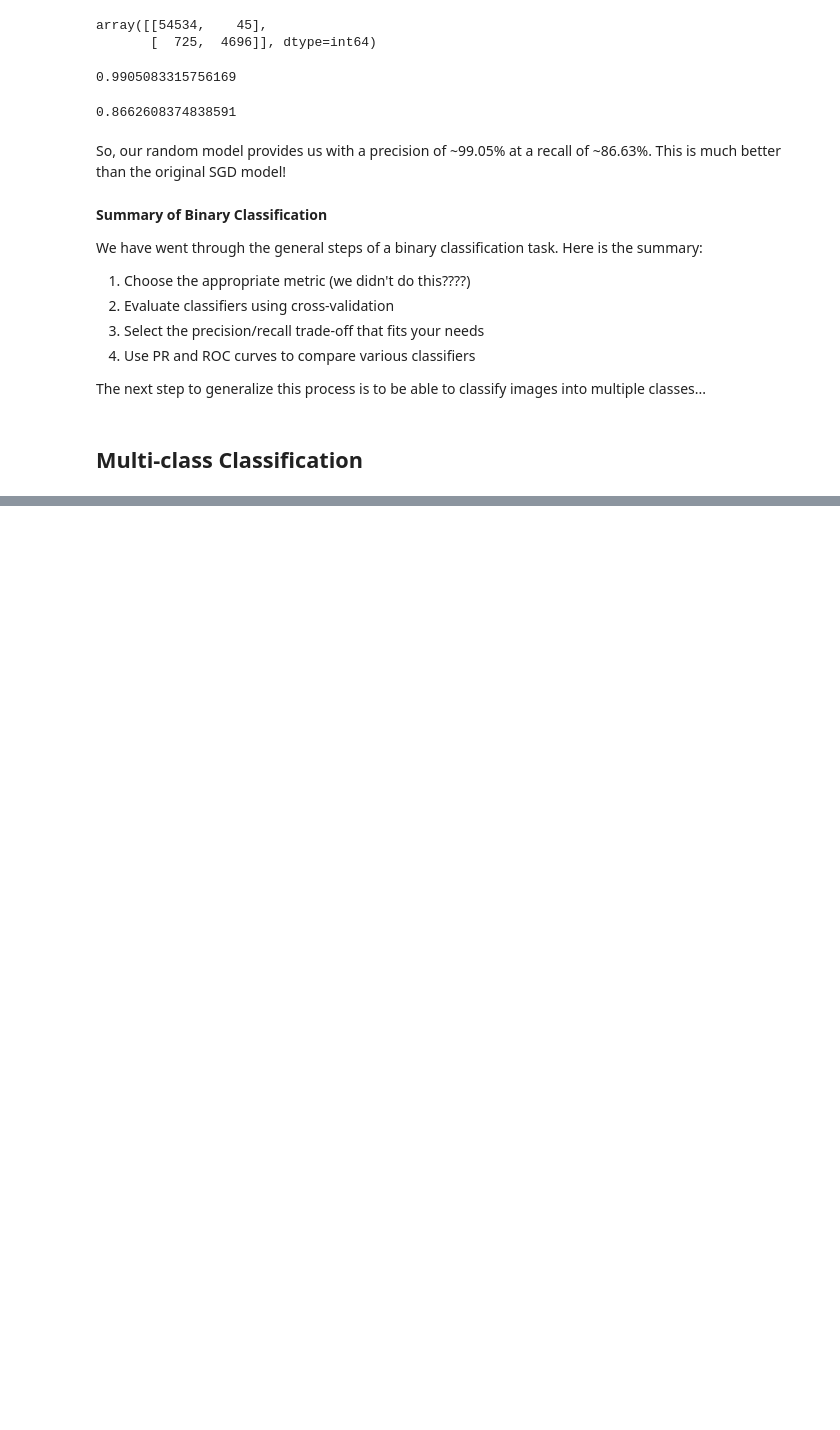
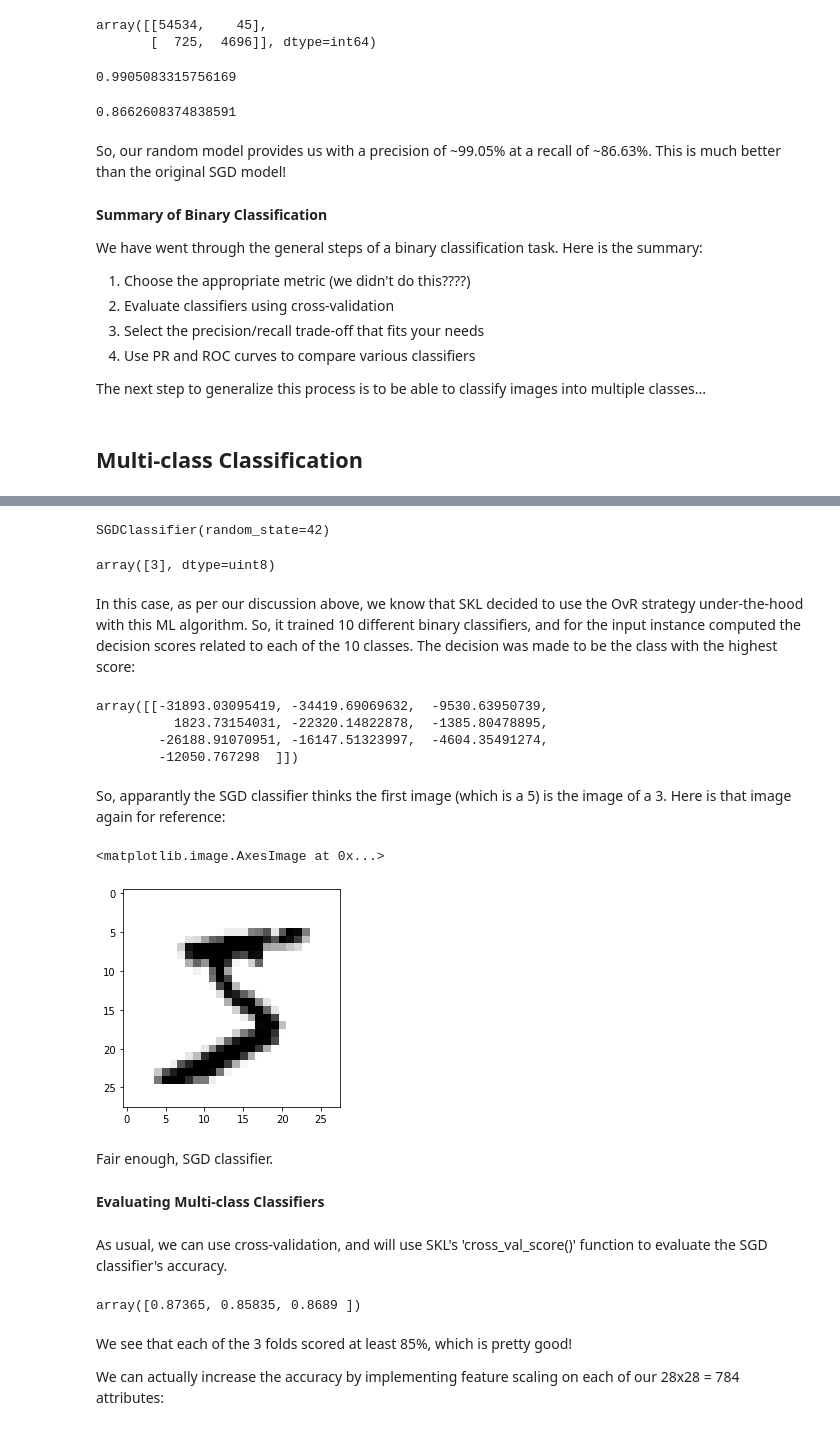
Before and after one commit to aj112358/ML_Notes, a Jupyter notebook: 03_Classification/03_Classification.ipynb, the cells around one changed output, grey strips where cells are left out. Drawn from its saved outputs; the diff is of its cells as text; code cells hidden in the pictures; blank space fills up the shorter version.

```diff
--- a/03_Classification/03_Classification.ipynb
+++ b/03_Classification/03_Classification.ipynb
@@ -726,0 +814,42 @@ The next step to generalize this process is to be able to classify images into m
+# %%
+sgd_classifier.fit(X_train, y_train)
+# %% [output]
+SGDClassifier(random_state=42)
+# %%
+sgd_classifier.predict([X[0]])
+# %% [output]
+array([3], dtype=uint8)
+# %% [markdown]
+In this case, as per our discussion above, we know that SKL decided to use the OvR strategy under-the-hood with this ML algorithm. So, it trained 10 different binary classifiers, and for the input instance computed the decision scores related to each of the 10 classes. The decision was made to be the class with the highest score:
+# %%
+sgd_classifier.decision_function([X[0]])
+# %% [output]
+array([[-31893.03095419, -34419.69069632,  -9530.63950739,
+          1823.73154031, -22320.14822878,  -1385.80478895,
+        -26188.91070951, -16147.51323997,  -4604.35491274,
+        -12050.767298  ]])
+# %% [markdown]
+So, apparantly the SGD classifier thinks the first image (which is a 5) is the image of a 3. Here is that image again for reference:
+# %%
+plt.imshow(X[0].reshape(28,28), cmap='binary')
+# %% [output]
+<matplotlib.image.AxesImage at 0x...>
+[figure, added]
+# %% [markdown]
+Fair enough, SGD classifier.
+# %% [markdown]
+**Evaluating Multi-class Classifiers**
+# %% [markdown]
+As usual, we can use cross-validation, and will use SKL's 'cross_val_score()' function to evaluate the SGD classifier's accuracy.
+# %%
+cross_val_score(estimator = sgd_classifier,
+               X=X_train,
+               y=y_train,
+               cv=3,
+               scoring="accuracy")
+# %% [output]
+array([0.87365, 0.85835, 0.8689 ])
+# %% [markdown]
+We see that each of the 3 folds scored at least 85%, which is pretty good!
+
+We can actually increase the accuracy by implementing feature scaling on each of our 28x28 = 784 attributes:
```
Also changed, not shown: parts of 62 cells of this notebook.
